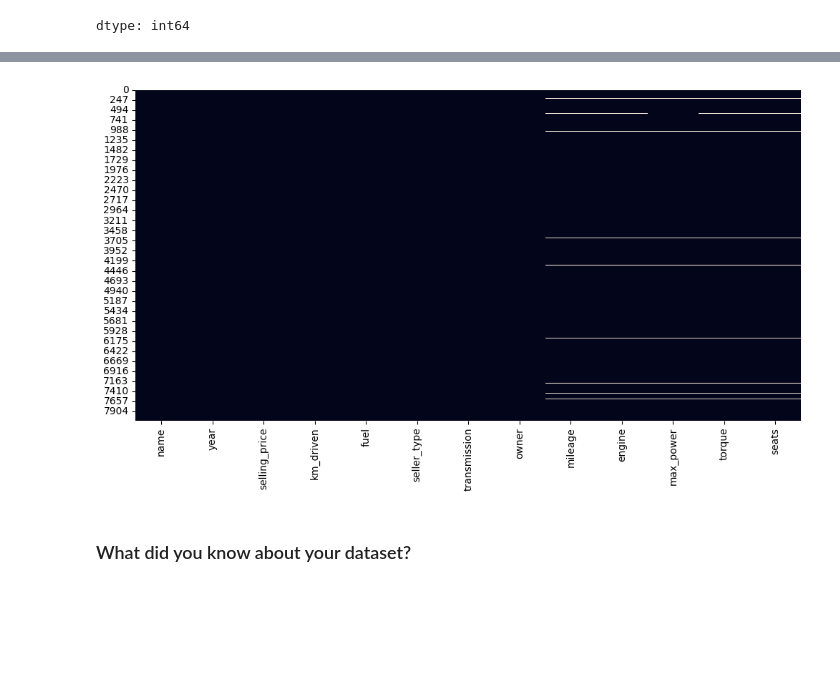
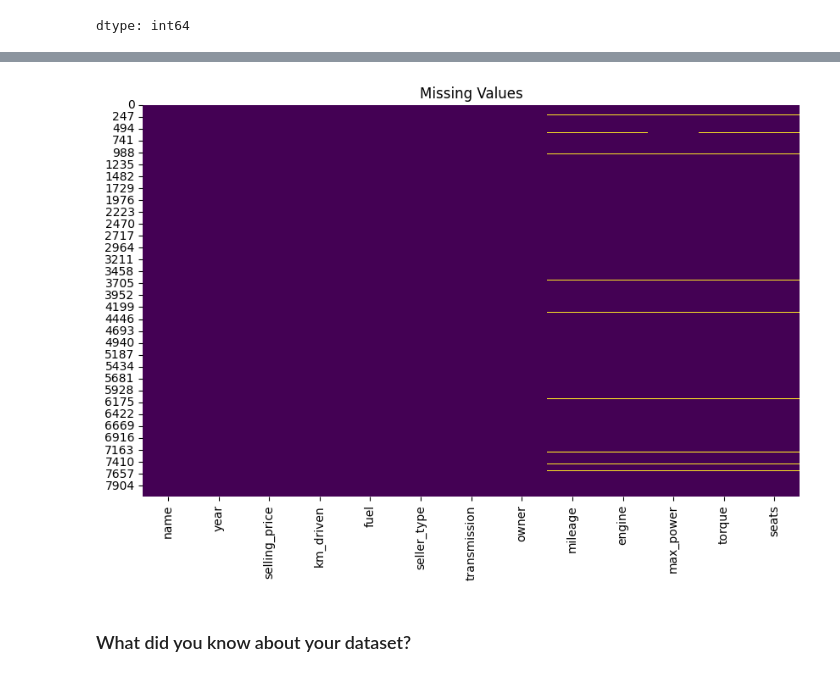
Before and after one commit to Mogatala8374/Vehicle-dataset---Complete-Dataset, a Jupyter notebook: Vehicle_Dataset_(CarDekho).ipynb, the cells around one changed output, grey strips where cells are left out. Drawn from its saved outputs; the diff is of its cells as text; code cells hidden in the pictures; blank space fills up the shorter version.

```diff
--- a/Vehicle_Dataset_(CarDekho).ipynb
+++ b/Vehicle_Dataset_(CarDekho).ipynb
@@ -201,10 +234,14 @@ dtype: int64
 # %%
 # Visualizing the missing values
-plt.figure(figsize=(12,6))
-sns.heatmap(df.isnull(), cbar=False)
+
+plt.figure(figsize=(10,6))
+sns.heatmap(df.isnull(),
+            cbar=False,
+            cmap="viridis")
+plt.title("Missing Values",)
 plt.show()
 # %% [output]
-[figure, old version]
+[figure, new version]
 # %% [markdown]
 ### What did you know about your dataset?
 # %% [markdown]
```
Also changed, not shown: parts of 35 cells of this notebook.
